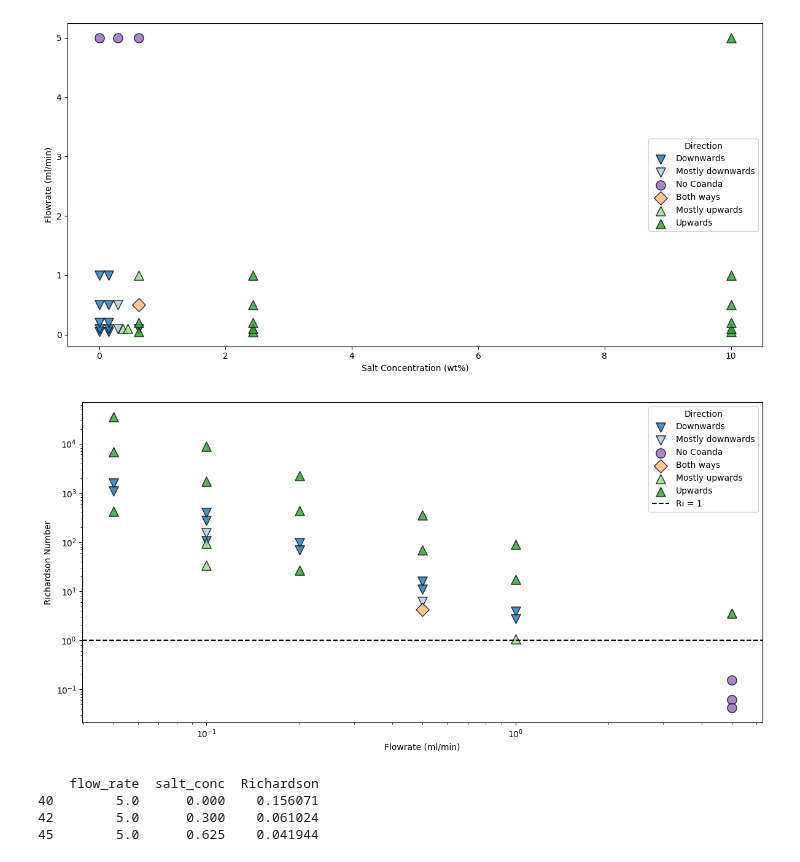
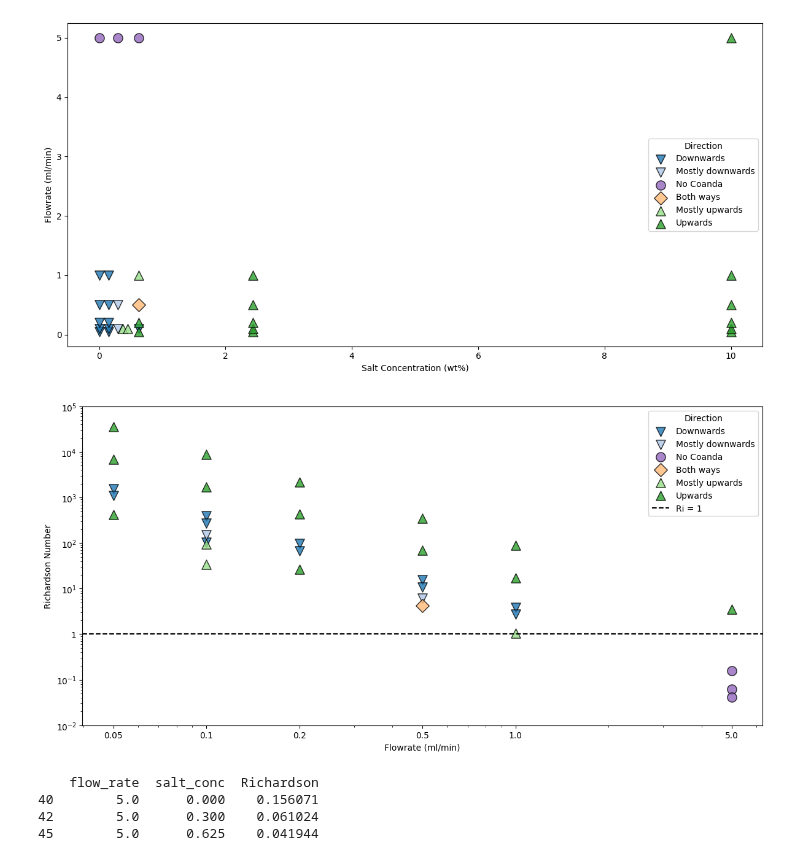
Before and after one commit to ottoittikorn/Projects, a Jupyter notebook: Coanda_results.ipynb, the cells around one changed output. Cells and saved outputs as stored; diff of their text form; code cells hidden in the pictures.

```diff
--- a/Coanda_results.ipynb
+++ b/Coanda_results.ipynb
@@ -169,6 +169,7 @@ Summary by Flow Rate:
 # Richardson Number vs Flowrate
 
 import numpy as np
+import matplotlib.ticker as ticker
 
 # Constants
 g = 9.81  # m/s^2
@@ -178,9 +179,9 @@ L = 0.0016 #242/1e9  # m (characteristic length) Latex length
 # Assign densities based on salt concentration
 def get_density(salt_conc):
     # Use measured values for 2.43 and 10, otherwise linear interpolation
-    if salt_conc == 2.43:
+    if (salt_conc == 2.43):
         return 1.01417 * 1000
-    elif salt_conc == 10:
+    elif (salt_conc == 10):
         return 1.06888 * 1000
     rho_water = 998
     rho_salt = 1.00409 * 1000   # example: NaCl
@@ -200,34 +201,56 @@ def compute_richardson(row):
     #     return np.nan
     Ri = g * abs((rho1 - rho2) * L / (rho2 * U**2))
     return Ri
 
 df["Richardson"] = df.apply(compute_richardson, axis=1)
 
 # Plot Richardson number (y) vs flowrate (x)
 plt.figure(figsize=(12, 6))
 for code, color in direction_colors.items():
     subset = df[(df["direction_code"] == code) & (~df["Richardson"].isna())]
     marker_style = direction_markers.get(code, "o")
     plt.scatter(
         subset["flow_rate"],
         subset["Richardson"],
         color=color,
         s=120,
         edgecolor="k",
         alpha=0.8,
         label=direction_labels[code],
         marker=marker_style
     )
 plt.xlabel("Flowrate (ml/min)")
 plt.ylabel("Richardson Number")
 plt.yscale("log")
 plt.axhline(y=1, color='black', linestyle='--', linewidth=1.5, label='Ri = 1')
 plt.xscale("log")
+
+flowrates = sorted(df["flow_rate"].unique())
+plt.xticks(flowrates, [str(fr) for fr in flowrates])
+
+# Set y-limits and ticks: adjust these as needed for your data
+ymin, ymax = 0.1, 1e4  # Example: from 0.1 to 10,000
+plt.ylim(ymin, ymax)
+
+# Get current yticks, replace 1 with '1', others as log
+ax = plt.gca()
+yticks = ax.get_yticks()
+labels = []
+for y in yticks:
+    if y == 1:
+        labels.append("1")
+    elif y > 0:
+        labels.append(f"$10^{{{int(np.log10(y))}}}$")
+    else:
+        labels.append("")
+ax.set_yticks(yticks)
+ax.set_yticklabels(labels)
+
 plt.legend(title="Direction")
 plt.tight_layout()
 plt.show()
 # %% [output]
-[figure, old version]
+[figure, new version]
 # %%
 print(df[df["direction"] == "none"][["flow_rate", "salt_conc", "Richardson"]])
 # %% [output]
```
Also changed, not shown: parts of 2 cells of this notebook, 1 other file.
